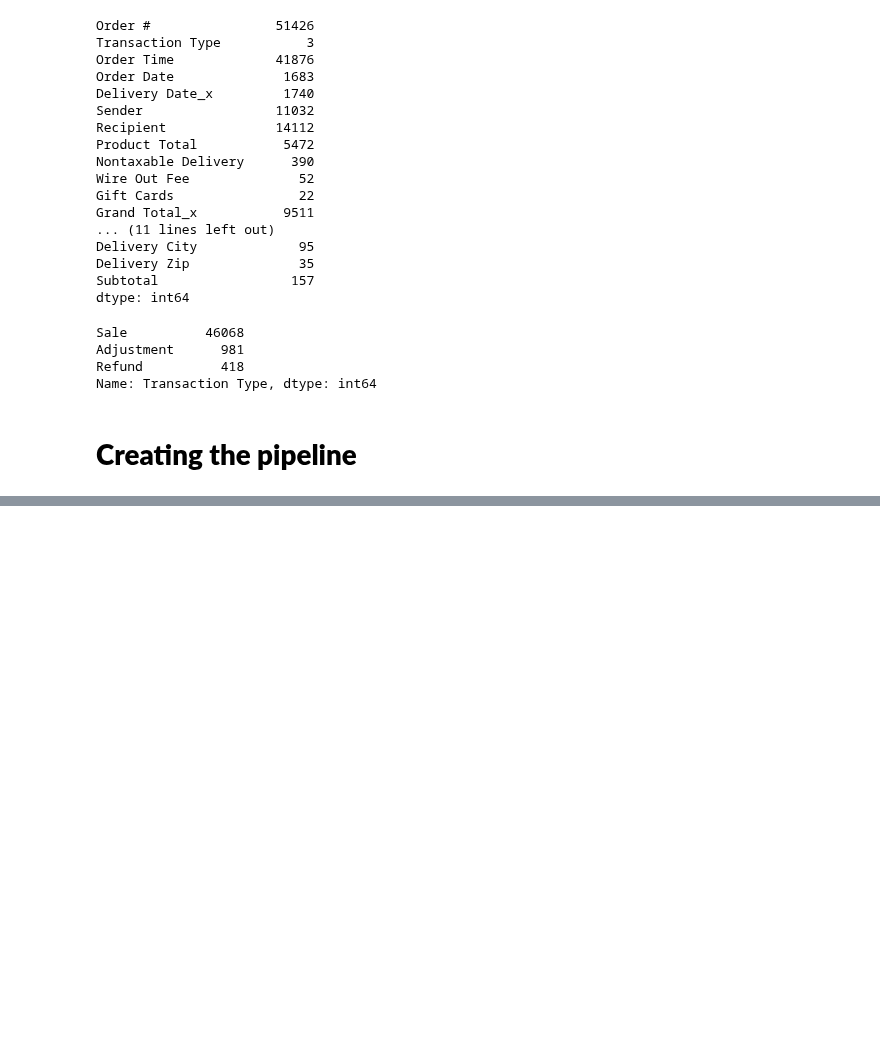
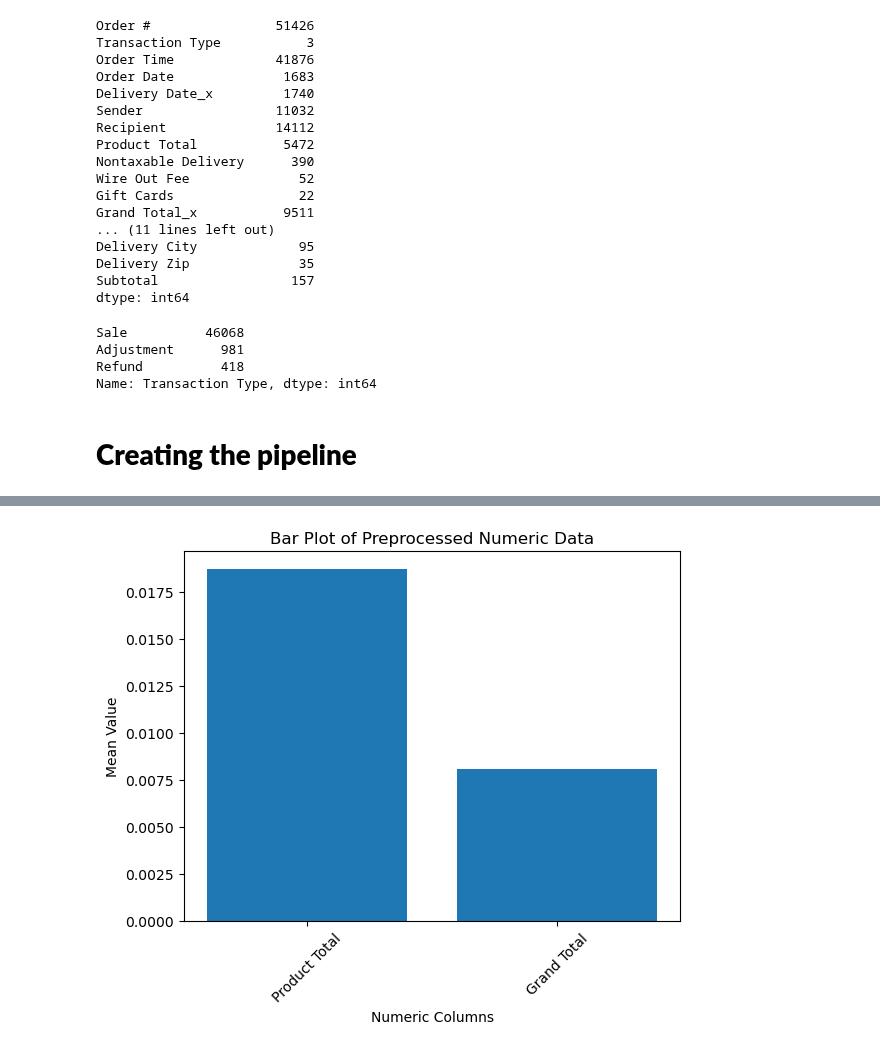
Before and after one commit to JoeBwonKenobi/Floral_Sales_Project, a Jupyter notebook: Floral_Data_Processing.ipynb, the cells around one changed output, grey strips where cells are left out. Drawn from its saved outputs; the diff is of its cells as text; code cells hidden in the pictures; blank space fills up the shorter version.

```diff
--- a/Floral_Data_Processing.ipynb
+++ b/Floral_Data_Processing.ipynb
@@ -240,0 +228,28 @@ KeyboardInterrupt:
+# %%
+# Assuming X_train_preprocessed is your preprocessed data
+
+# Extract the transformed numeric columns
+numeric_data = X_train_preprocessed[:, :len(numeric_cols)]
+
+# Calculate the mean of each numeric column
+column_means = numeric_data.mean(axis=0)
+# Create a list of column names for the bar plot
+column_names = ['Product Total', 'Grand Total']
+
+# Make sure column_means is a numpy array
+column_means = np.array(column_means)
+
+# Create the bar plot
+plt.bar(column_names, column_means)
+# Add labels and title
+plt.xlabel('Numeric Columns')
+plt.ylabel('Mean Value')
+plt.title('Bar Plot of Preprocessed Numeric Data')
+
+# Rotate the x-axis labels if needed
+plt.xticks(rotation=45)
+
+# Display the plot
+plt.show()
+# %% [output]
+[figure, added]
```
Also changed, not shown: parts of 7 cells of this notebook.
